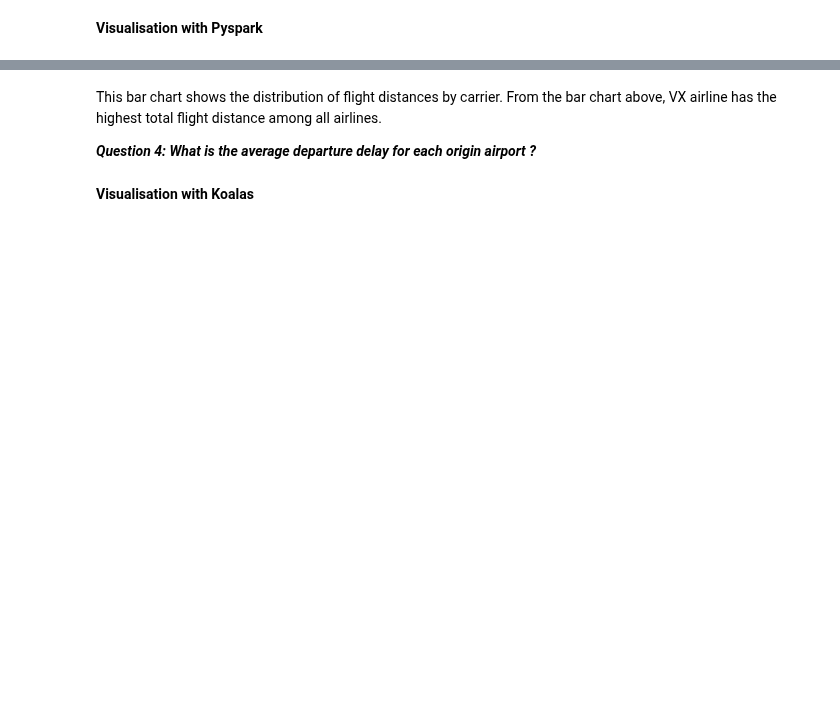
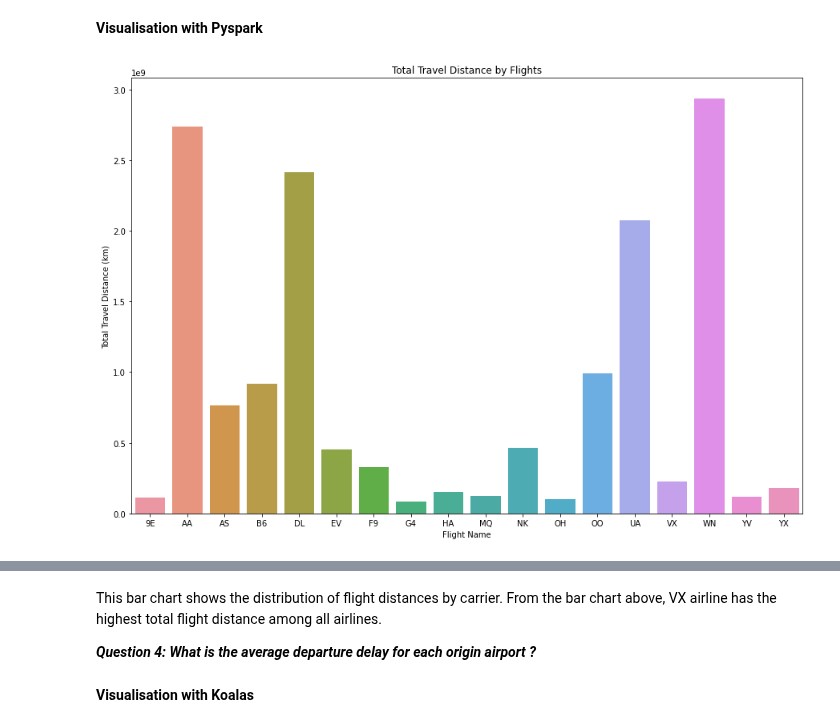
Before and after one commit to drshahizan/Python-big-data, a Jupyter notebook: Project/BigMac/HPDP_Group_Project.ipynb, the cells around one changed output, grey strips where cells are left out. Saved outputs shown, nothing was run; the diff lists cells and outputs as text; code cells hidden in the pictures; blank space fills up the shorter version.

```diff
--- a/Project/BigMac/HPDP_Group_Project.ipynb
+++ b/Project/BigMac/HPDP_Group_Project.ipynb
@@ -746,0 +765,19 @@ pdf.groupBy("OP_CARRIER").agg(F.avg("DISTANCE").alias("Total flight distance")).
+# %%
+
+%%time
+
+import seaborn as sns
+
+pyspark_chart1 = pdf.groupby("OP_CARRIER").sum("DISTANCE")
+pyspark_chart1 = pyspark_chart1.sort(col("OP_CARRIER").asc())
+pyspark_chart1 = pyspark_chart1.toPandas()
+
+
+plt.figure(figsize=(15,10))
+plt.title("Total Travel Distance by Flights")
+sns.barplot(x=pyspark_chart1['OP_CARRIER'], y=pyspark_chart1['sum(DISTANCE)'])
+plt.xlabel('Flight Name')
+plt.ylabel('Total Travel Distance (km)')
+plt.show()
+# %% [output]
+[figure, added]
```
Also changed, not shown: parts of 24 cells of this notebook.
